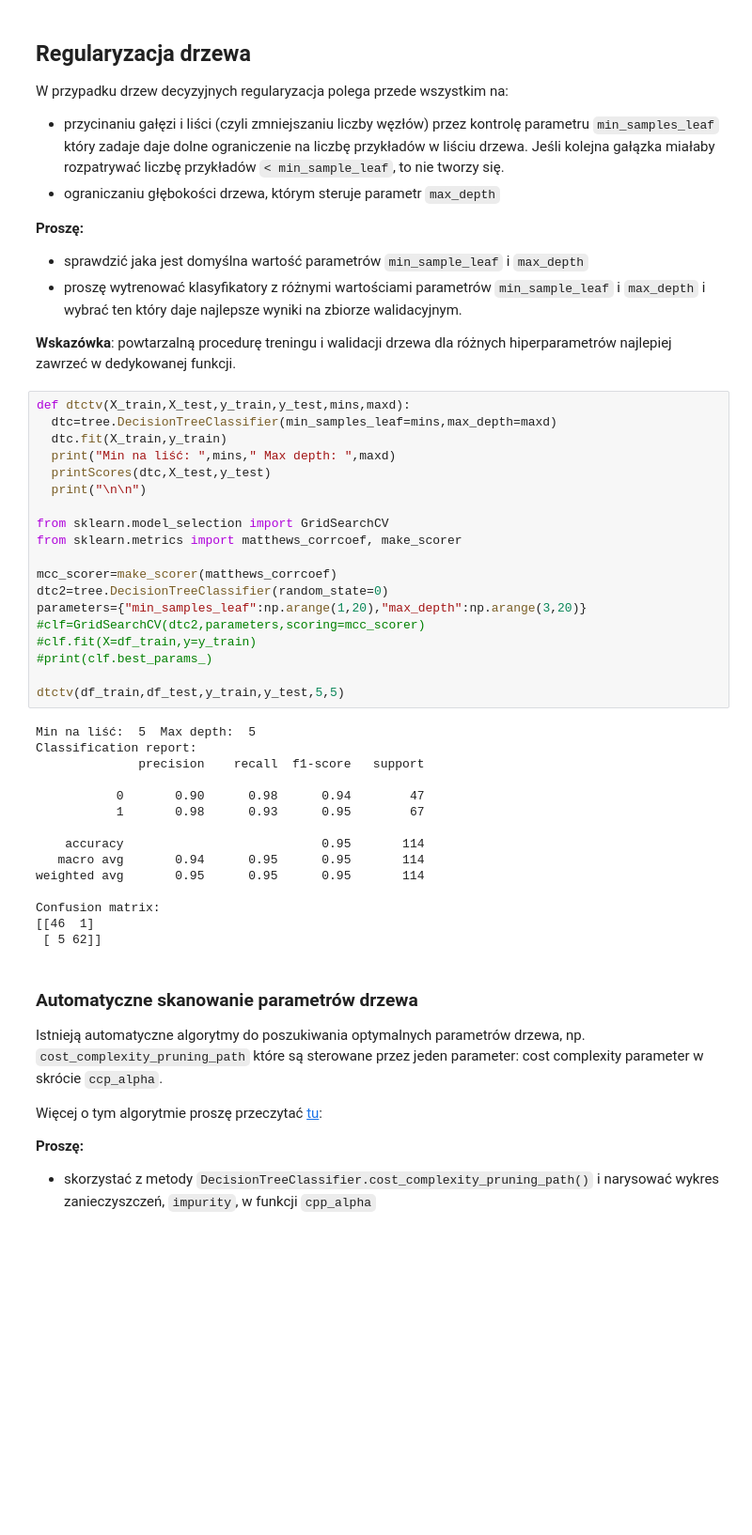
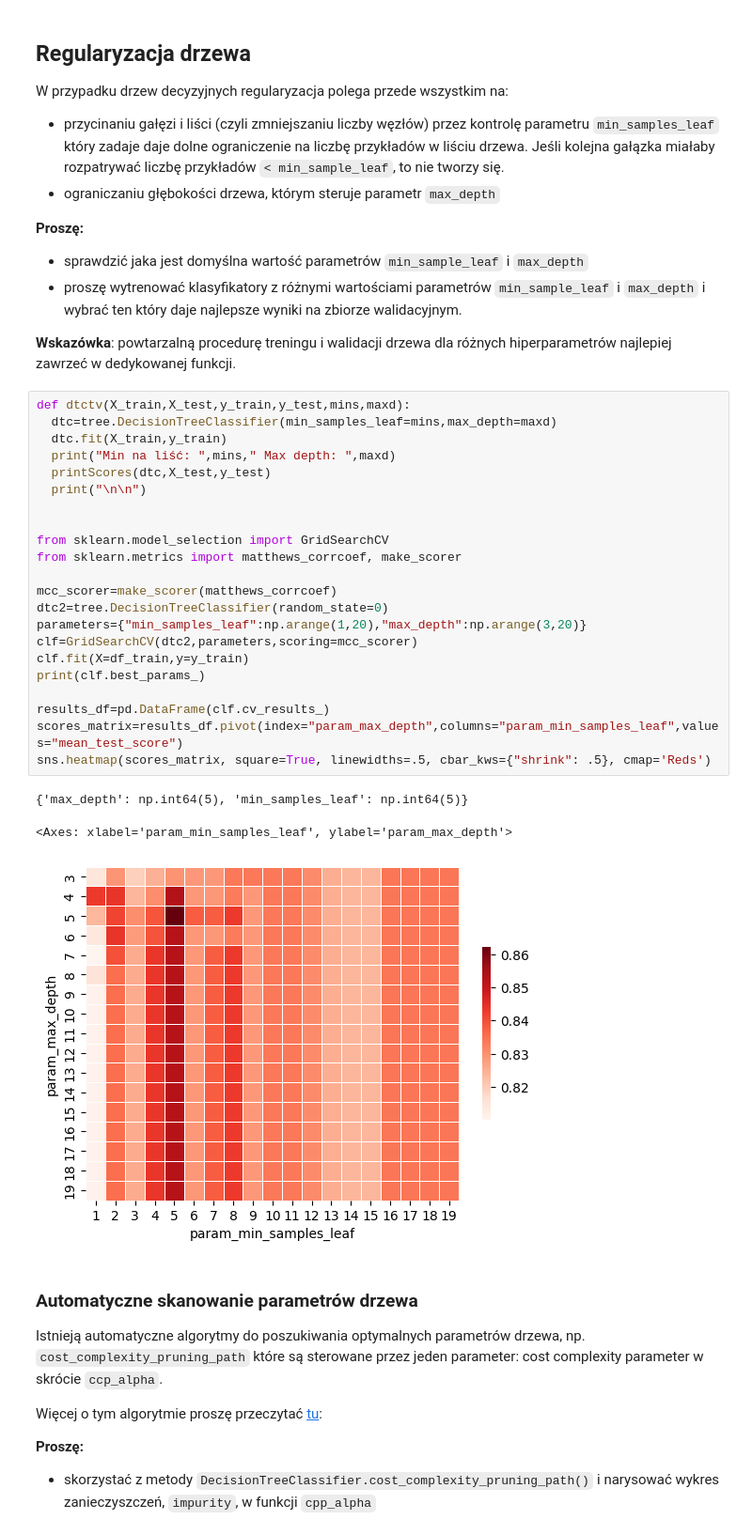
Before and after one commit to m-warda/ML2627, a Jupyter notebook: 08_Drzewa_decyzyjne_bez_gradboost.ipynb, the cells around one changed output. Shown at 94% size. Drawn from its saved outputs; the diff is of its cells as text; blank space fills up the shorter version.

```diff
--- a/08_Drzewa_decyzyjne_bez_gradboost.ipynb
+++ b/08_Drzewa_decyzyjne_bez_gradboost.ipynb
@@ -225,37 +225,29 @@ W przypadku drzew decyzyjnych regularyzacja polega przede wszystkim na:
 # %%
 def dtctv(X_train,X_test,y_train,y_test,mins,maxd):
   dtc=tree.DecisionTreeClassifier(min_samples_leaf=mins,max_depth=maxd)
   dtc.fit(X_train,y_train)
   print("Min na liść: ",mins," Max depth: ",maxd)
   printScores(dtc,X_test,y_test)
   print("\n\n")
 
+
 from sklearn.model_selection import GridSearchCV
 from sklearn.metrics import matthews_corrcoef, make_scorer
 
 mcc_scorer=make_scorer(matthews_corrcoef)
 dtc2=tree.DecisionTreeClassifier(random_state=0)
 parameters={"min_samples_leaf":np.arange(1,20),"max_depth":np.arange(3,20)}
-#clf=GridSearchCV(dtc2,parameters,scoring=mcc_scorer)
-#clf.fit(X=df_train,y=y_train)
-#print(clf.best_params_)
+clf=GridSearchCV(dtc2,parameters,scoring=mcc_scorer)
+clf.fit(X=df_train,y=y_train)
+print(clf.best_params_)
 
-dtctv(df_train,df_test,y_train,y_test,5,5)
+results_df=pd.DataFrame(clf.cv_results_)
+scores_matrix=results_df.pivot(index="param_max_depth",columns="param_min_samples_leaf",values="mean_test_score")
+sns.heatmap(scores_matrix, square=True, linewidths=.5, cbar_kws={"shrink": .5}, cmap='Reds')
 # %% [output]
-Min na liść:  5  Max depth:  5
-Classification report:
-              precision    recall  f1-score   support
-
-           0       0.90      0.98      0.94        47
-           1       0.98      0.93      0.95        67
-
-    accuracy                           0.95       114
-   macro avg       0.94      0.95      0.95       114
-weighted avg       0.95      0.95      0.95       114
-
-Confusion matrix:
-[[46  1]
- [ 5 62]]
+{'max_depth': np.int64(5), 'min_samples_leaf': np.int64(5)}
+<Axes: xlabel='param_min_samples_leaf', ylabel='param_max_depth'>
+[figure, added]
 # %% [markdown]
 ### Automatyczne skanowanie parametrów drzewa
 
```
Also changed, not shown: parts of 8 cells of this notebook.
